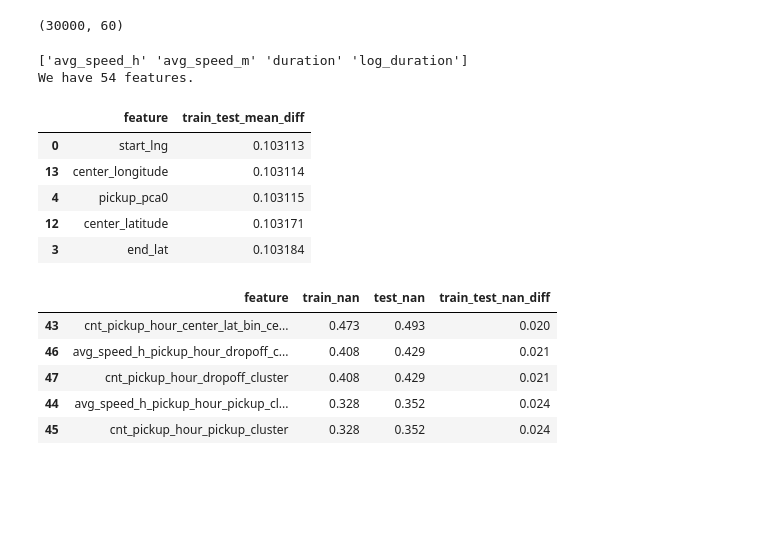
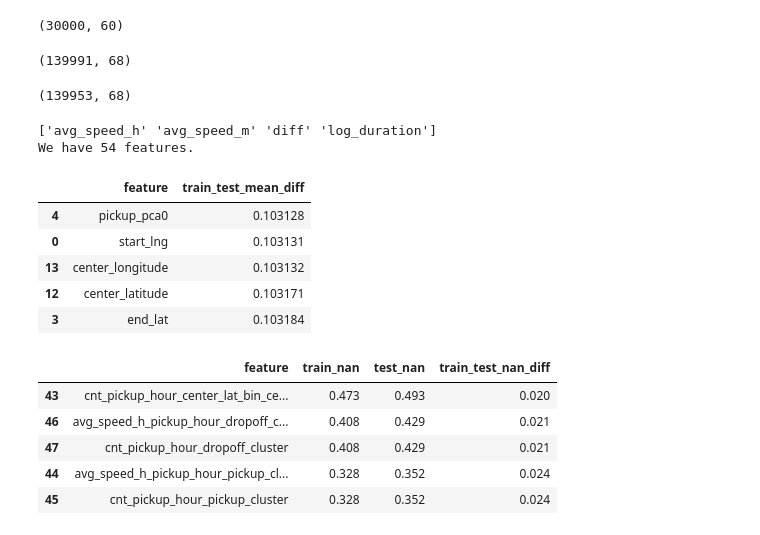
Before and after one commit to ychen1030/travel_time_prediction, a Jupyter notebook: Travel_Time_Prediction.ipynb, the cells around one changed output. Cells and saved outputs as stored; diff of their text form; code cells hidden in the pictures; blank space fills up the shorter version.

```diff
--- a/Travel_Time_Prediction.ipynb
+++ b/Travel_Time_Prediction.ipynb
@@ -373,42 +373,57 @@ test_street_info = pd.read_csv('./osrm/osrm_test.csv',
 
 train = train.merge(train_street_info, how='left', on=['row_id'])
 test = test.merge(test_street_info, how='left', on=['row_id'])
+# %%
+train['diff'] = train['duration'] - train['total_travel_time']
+# %%
+train.shape
+# %% [output]
+(139991, 68)
+# %%
+# train.nsmallest(100, 'diff')
+# train.nlargest(100, 'diff')
+# plt.hist(train['diff'].values, bins=100)
+train_diff = train.loc[(train['diff'] > -2000) & (train['diff'] < 5000)]
+# %%
+train_diff.shape
+# %% [output]
+(139953, 68)
 # %%
 feature_names = list(train.columns)
-print(np.setdiff1d(train.columns, test.columns))
+print(np.setdiff1d(train_diff.columns, test.columns))
 do_not_use_for_training = ['row_id', 'log_duration', 'datetime', 'date',
                            'pickup_date', 'avg_speed_h', 'avg_speed_m', 'duration',
                            'pickup_lat_bin', 'pickup_long_bin',
                            'center_lat_bin', 'center_long_bin',
-                           'pickup_dt_bin', 'pickup_datetime_group']
-feature_names = [f for f in train.columns if f not in do_not_use_for_training]
+                           'pickup_dt_bin', 'pickup_datetime_group', 'diff','log_diff']
+feature_names = [f for f in train_diff.columns if f not in do_not_use_for_training]
 # print(feature_names)
 print('We have %i features.' % len(feature_names))
-train[feature_names].count()
-y = np.log(train['duration'].values + 1)
+train_diff[feature_names].count()
+y = np.log(train_diff['duration'].values + 1)
 
 t1 = dt.datetime.now()
 # print('Feature extraction time: %i seconds' % (t1 - t0).seconds)
 # %% [output]
-['avg_speed_h' 'avg_speed_m' 'duration' 'log_duration']
+['avg_speed_h' 'avg_speed_m' 'diff' 'log_duration']
 We have 54 features.
 # %%
 feature_stats = pd.DataFrame({'feature': feature_names})
-feature_stats.loc[:, 'train_mean'] = np.nanmean(train[feature_names].values, axis=0).round(4)
+feature_stats.loc[:, 'train_mean'] = np.nanmean(train_diff[feature_names].values, axis=0).round(4)
 feature_stats.loc[:, 'test_mean'] = np.nanmean(test[feature_names].values, axis=0).round(4)
-feature_stats.loc[:, 'train_std'] = np.nanstd(train[feature_names].values, axis=0).round(4)
+feature_stats.loc[:, 'train_std'] = np.nanstd(train_diff[feature_names].values, axis=0).round(4)
 feature_stats.loc[:, 'test_std'] = np.nanstd(test[feature_names].values, axis=0).round(4)
-feature_stats.loc[:, 'train_nan'] = np.mean(np.isnan(train[feature_names].values), axis=0).round(3)
+feature_stats.loc[:, 'train_nan'] = np.mean(np.isnan(train_diff[feature_names].values), axis=0).round(3)
 feature_stats.loc[:, 'test_nan'] = np.mean(np.isnan(test[feature_names].values), axis=0).round(3)
 feature_stats.loc[:, 'train_test_mean_diff'] = np.abs(feature_stats['train_mean'] - feature_stats['test_mean']) / np.abs(feature_stats['train_std'] + feature_stats['test_std'])  * 2
 feature_stats.loc[:, 'train_test_nan_diff'] = np.abs(feature_stats['train_nan'] - feature_stats['test_nan'])
 feature_stats = feature_stats.sort_values(by='train_test_mean_diff')
 feature_stats[['feature', 'train_test_mean_diff']].tail()
 # %% [output]
 |  | feature | train_test_mean_diff |
-| 0 | start_lng | 0.103113 |
-| 13 | center_longitude | 0.103114 |
-| 4 | pickup_pca0 | 0.103115 |
+| 4 | pickup_pca0 | 0.103128 |
+| 0 | start_lng | 0.103131 |
+| 13 | center_longitude | 0.103132 |
 | 12 | center_latitude | 0.103171 |
 | 3 | end_lat | 0.103184 |
 # %%
```
Also changed, not shown: parts of 10 cells of this notebook, 1 other file.
